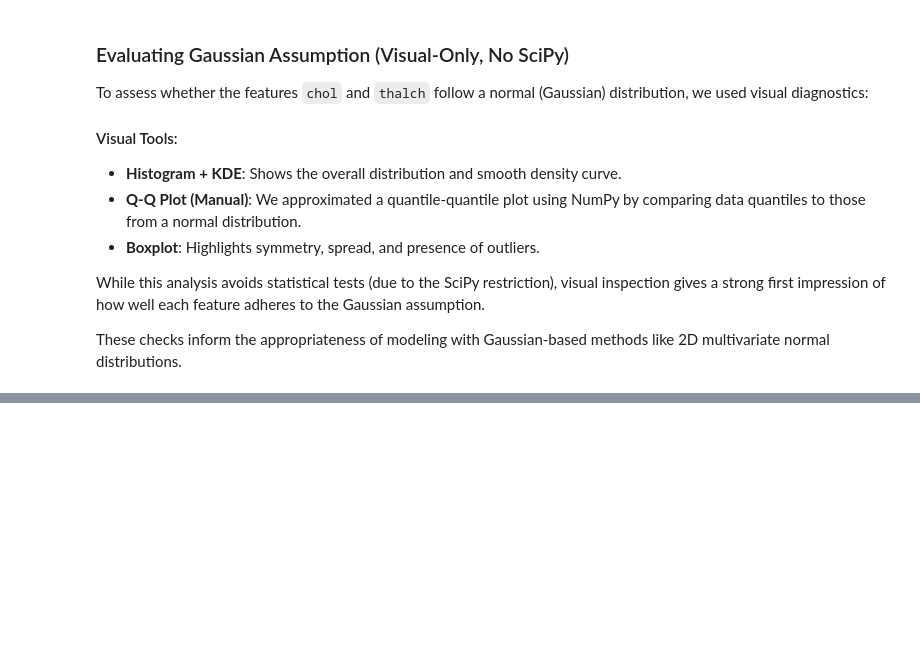
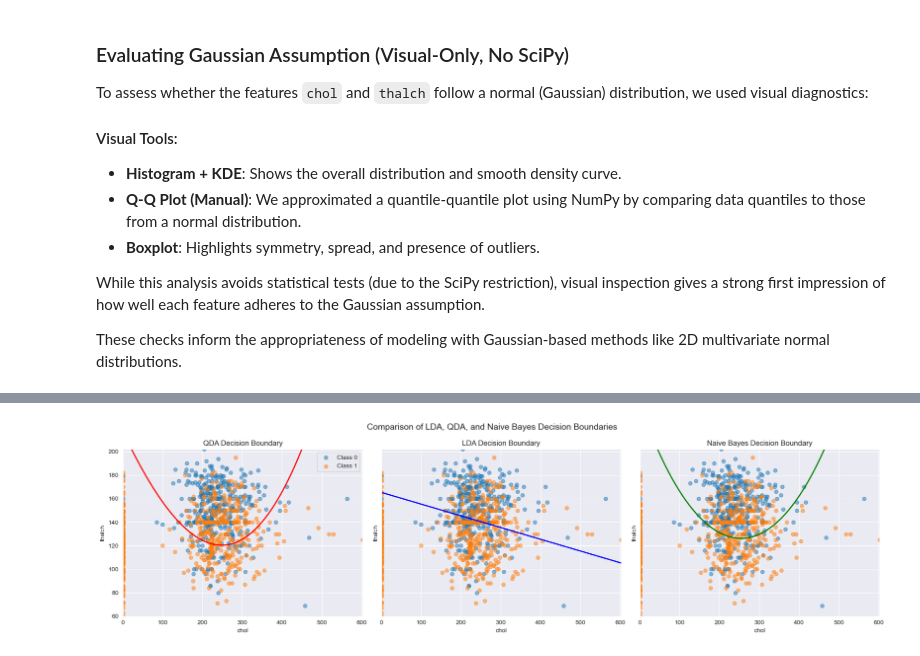
Before and after one commit to Mahyar-mhn/cardio-classification-generative-vs-discriminative, a Jupyter notebook: heart_disease_assignment.ipynb, the cells around one changed output, grey strips where cells are left out. Cells and saved outputs as stored; diff of their text form; code cells hidden in the pictures; blank space fills up the shorter version.

```diff
--- a/heart_disease_assignment.ipynb
+++ b/heart_disease_assignment.ipynb
@@ -285,0 +565,16 @@ for col in selected.columns:
+# %%
+nb_params = {}
+
+for cls in df[target_col].unique():
+    subset = df[df[target_col] == cls][selected_features]
+    nb_params[cls] = {
+        'mean': subset.mean().values,
+        'var': subset.var().values  # Variance, not std!
+    }
+
+# Inspect results
+for cls in nb_params:
+    print(f"Class {cls}")
+    print("Mean:", nb_params[cls]['mean'])
+    print("Variance:", nb_params[cls]['var'])
+    print("-" * 40)
@@ -285,0 +616,33 @@ for col in selected.columns:
+# %%
+import matplotlib.pyplot as plt
+
+fig, axes = plt.subplots(1, 3, figsize=(18, 5), sharex=True, sharey=True)
+
+titles = ['QDA Decision Boundary', 'LDA Decision Boundary', 'Naive Bayes Decision Boundary']
+boundaries = [qda_boundary, lda_boundary, nb_boundary]
+colors = ['red', 'blue', 'green']
+
+for ax, boundary, title, color in zip(axes, boundaries, titles, colors):
+    # Contour
+    ax.contour(X, Y, boundary, levels=[0], colors=color, linewidths=2, linestyles='-')
+
+    # Data points
+    for cls in df[target_col].unique():
+        ax.scatter(
+            df[df[target_col] == cls][selected_features[0]],
+            df[df[target_col] == cls][selected_features[1]],
+            label=f"Class {cls}" if ax == axes[0] else "",  # only first plot gets legend
+            alpha=0.5
+        )
+
+    ax.set_title(title)
+    ax.set_xlabel(selected_features[0])
+    ax.set_ylabel(selected_features[1])
+    ax.grid(True)
+
+axes[0].legend()
+plt.suptitle("Comparison of LDA, QDA, and Naive Bayes Decision Boundaries", fontsize=14)
+plt.tight_layout()
+plt.show()
+# %% [output]
+[figure, added]
```
Also changed, not shown: parts of 43 cells of this notebook.
